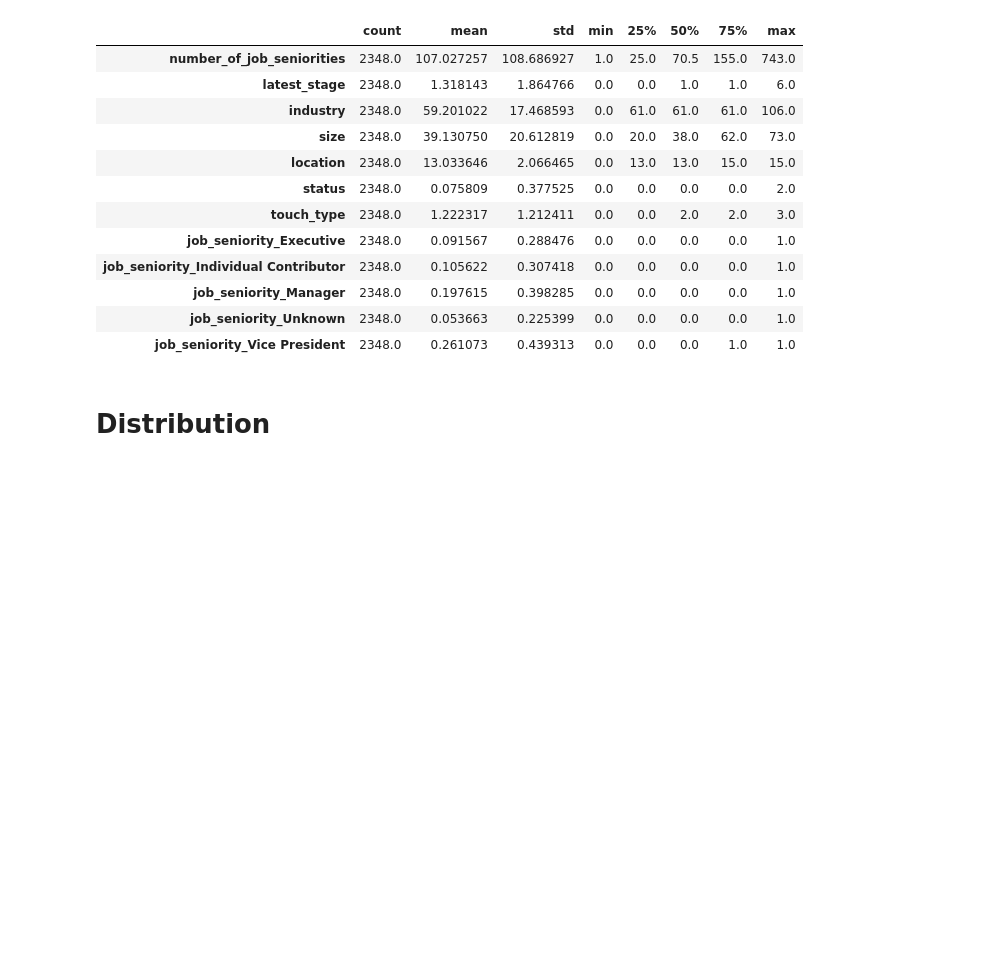
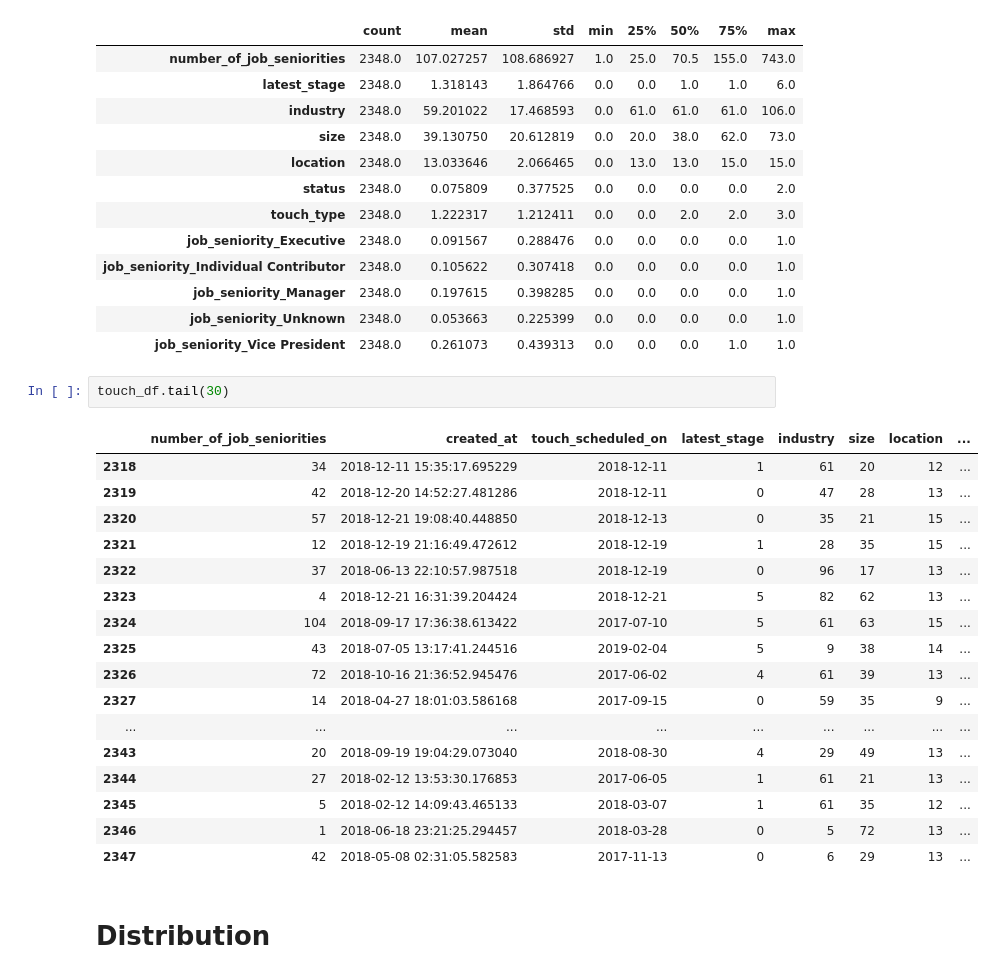
Before and after one commit to jeffersonzaki/datascientist-exercise, a Jupyter notebook: exercise.ipynb, the cells around one changed output. Cells and saved outputs as stored; diff of their text form; blank space fills up the shorter version.

```diff
--- a/exercise.ipynb
+++ b/exercise.ipynb
@@ -334,6 +340,26 @@ touch_df.describe().T
 | job_seniority_Manager | 2348.0 | 0.197615 | 0.398285 | 0.0 | 0.0 | 0.0 | 0.0 | 1.0 |
 | job_seniority_Unknown | 2348.0 | 0.053663 | 0.225399 | 0.0 | 0.0 | 0.0 | 0.0 | 1.0 |
 | job_seniority_Vice President | 2348.0 | 0.261073 | 0.439313 | 0.0 | 0.0 | 0.0 | 1.0 | 1.0 |
+# %%
+touch_df.tail(30)
+# %% [output]
+|  | number_of_job_seniorities | created_at | touch_scheduled_on | latest_stage | industry | size | location | ... |
+| 2318 | 34 | 2018-12-11 15:35:17.695229 | 2018-12-11 | 1 | 61 | 20 | 12 | ... |
+| 2319 | 42 | 2018-12-20 14:52:27.481286 | 2018-12-11 | 0 | 47 | 28 | 13 | ... |
+| 2320 | 57 | 2018-12-21 19:08:40.448850 | 2018-12-13 | 0 | 35 | 21 | 15 | ... |
+| 2321 | 12 | 2018-12-19 21:16:49.472612 | 2018-12-19 | 1 | 28 | 35 | 15 | ... |
+| 2322 | 37 | 2018-06-13 22:10:57.987518 | 2018-12-19 | 0 | 96 | 17 | 13 | ... |
+| 2323 | 4 | 2018-12-21 16:31:39.204424 | 2018-12-21 | 5 | 82 | 62 | 13 | ... |
+| 2324 | 104 | 2018-09-17 17:36:38.613422 | 2017-07-10 | 5 | 61 | 63 | 15 | ... |
+| 2325 | 43 | 2018-07-05 13:17:41.244516 | 2019-02-04 | 5 | 9 | 38 | 14 | ... |
+| 2326 | 72 | 2018-10-16 21:36:52.945476 | 2017-06-02 | 4 | 61 | 39 | 13 | ... |
+| 2327 | 14 | 2018-04-27 18:01:03.586168 | 2017-09-15 | 0 | 59 | 35 | 9 | ... |
+| ... | ... | ... | ... | ... | ... | ... | ... | ... |
+| 2343 | 20 | 2018-09-19 19:04:29.073040 | 2018-08-30 | 4 | 29 | 49 | 13 | ... |
+| 2344 | 27 | 2018-02-12 13:53:30.176853 | 2017-06-05 | 1 | 61 | 21 | 13 | ... |
+| 2345 | 5 | 2018-02-12 14:09:43.465133 | 2018-03-07 | 1 | 61 | 35 | 12 | ... |
+| 2346 | 1 | 2018-06-18 23:21:25.294457 | 2018-03-28 | 0 | 5 | 72 | 13 | ... |
+| 2347 | 42 | 2018-05-08 02:31:05.582583 | 2017-11-13 | 0 | 6 | 29 | 13 | ... |
 # %% [markdown]
 # Distribution
 # %%
```
Also changed, not shown: parts of 6 cells of this notebook.
